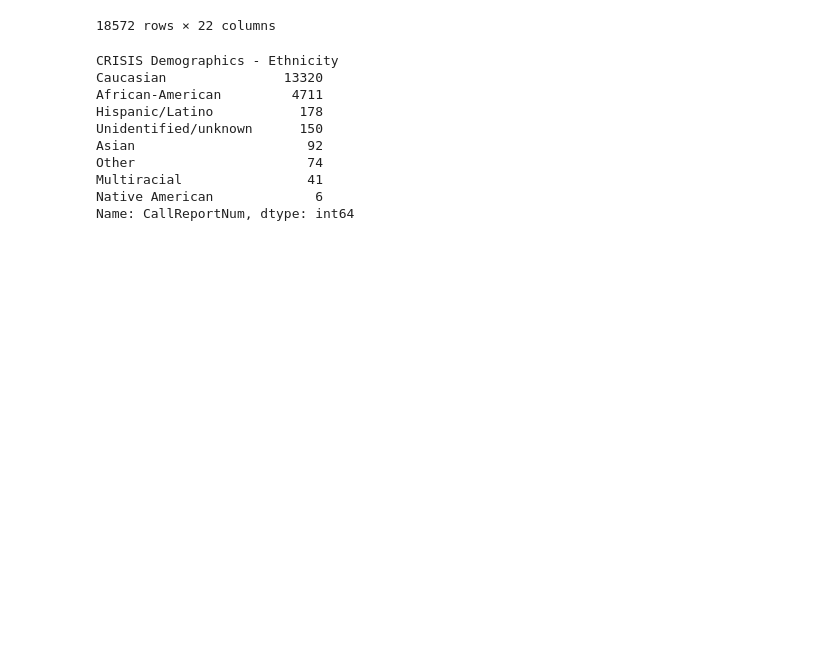
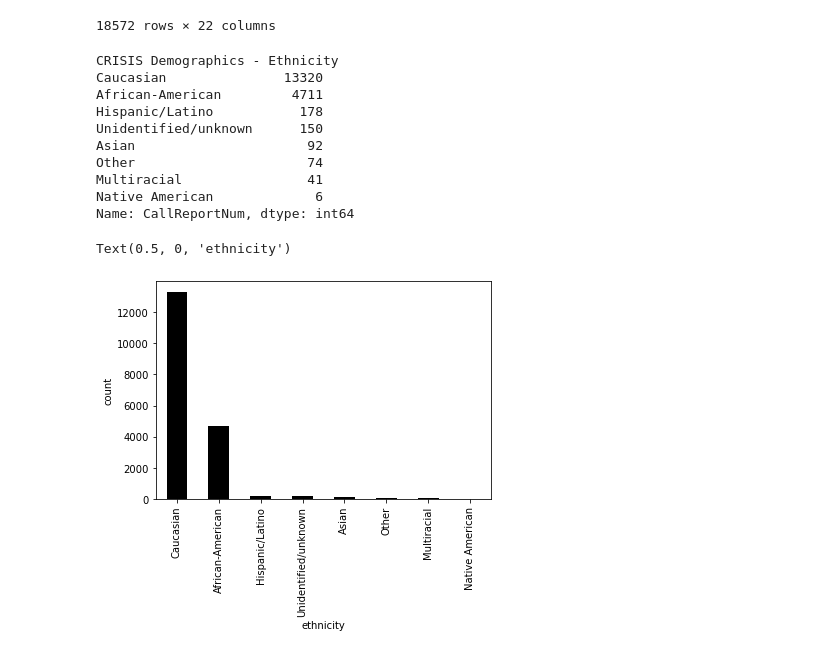
Before and after one commit to NSS-Data-Analytics-Cohort-6/fcs-crisis-holi-data-in-the-sun, a Jupyter notebook: notebook/crisis exploration 2.ipynb, the cells around one changed output. Drawn from its saved outputs; the diff is of its cells as text; code cells hidden in the pictures; blank space fills up the shorter version.

Commit message:
working on visualizations for the ethnicity data, going to look into different mods and see what other variables I can compare ethnicity to

```diff
--- a/notebook/crisis exploration 2.ipynb
+++ b/notebook/crisis exploration 2.ipynb
@@ -89,3 +89,10 @@ Other                      74
 Multiracial                41
 Native American             6
 Name: CallReportNum, dtype: int64
+# %%
+ethnicity_df.groupby(['CRISIS Demographics - Ethnicity'])['CallReportNum'].count().sort_values(ascending=False).plot.bar(color='black',legend=None, tick_label='Plain')
+plt.ylabel('count')
+plt.xlabel('ethnicity')
+# %% [output]
+Text(0.5, 0, 'ethnicity')
+[figure, added]
```
Also changed, not shown: parts of 4 cells of this notebook.
